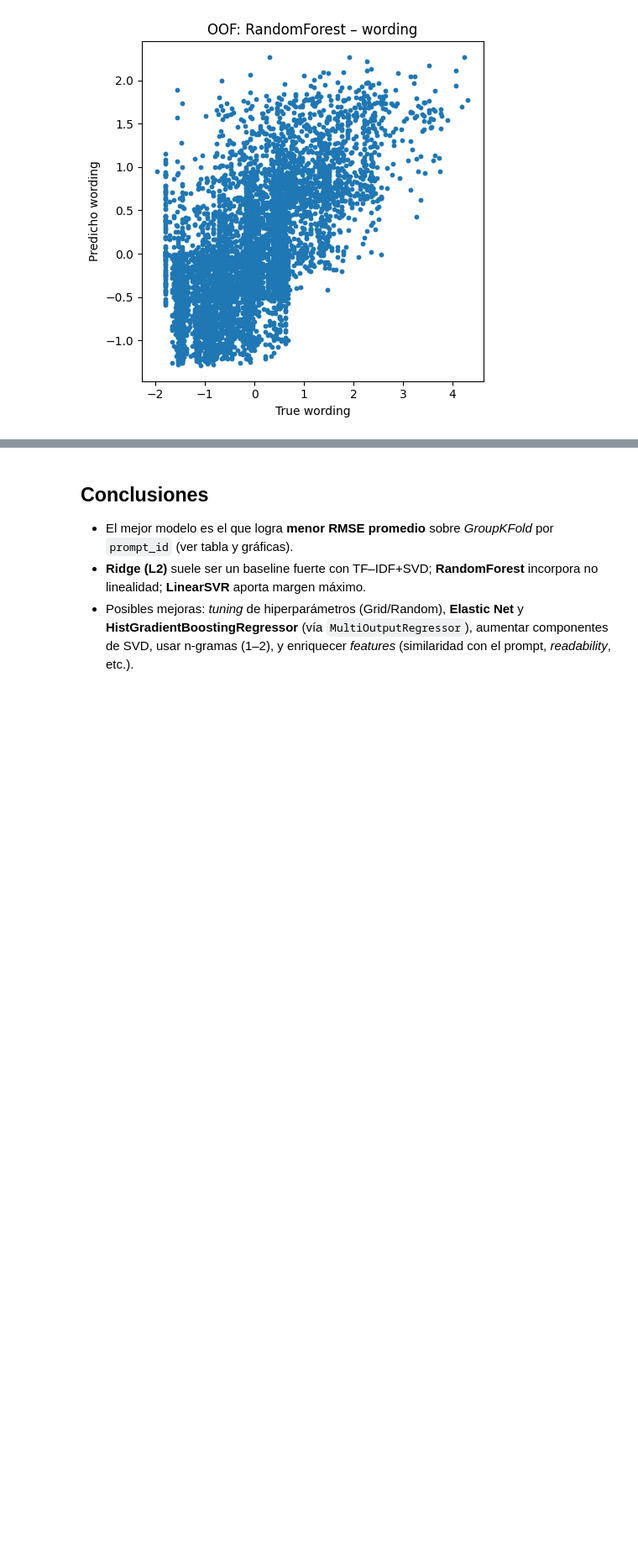
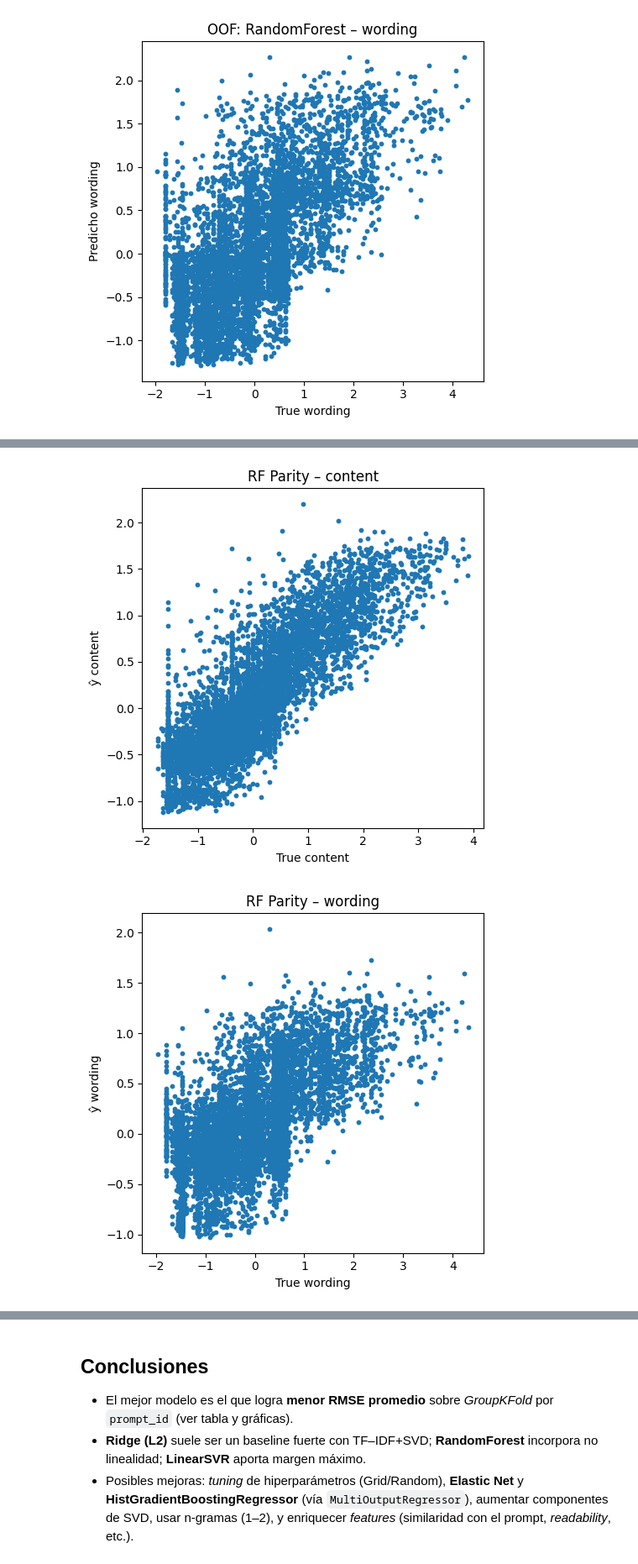
Before and after one commit to Saiyan-Javi/Proyecto2DS, a Jupyter notebook: Proyecto2DS.ipynb, the cells around one changed output, grey strips where cells are left out. Shown: that part at 84% size. Cells and saved outputs as stored; diff of their text form; code cells hidden in the pictures; blank space fills up the shorter version.

```diff
--- a/Proyecto2DS.ipynb
+++ b/Proyecto2DS.ipynb
@@ -277,0 +416,15 @@ plt.tight_layout(); plt.show()
+# %%
+# === 2) OOB (Out-Of-Bag) ===
+rf_oob = RandomForestRegressor(
+    n_estimators=500, random_state=42, n_jobs=-1,
+    bootstrap=True, oob_score=True, max_features='sqrt'
+)
+rf_oob.fit(X, y)
+
+oob_r2 = getattr(rf_oob, 'oob_score_', None)
+print('OOB R2 (promedio de salidas):', oob_r2)
+
+if hasattr(rf_oob, 'oob_prediction_'):
+    oob_pred = rf_oob.oob_prediction_
+    print('OOB RMSE content:', rmse_(y[:,0], oob_pred[:,0]))
+    print('OOB RMSE wording:', rmse_(y[:,1], oob_pred[:,1]))
@@ -277,0 +468,35 @@ plt.tight_layout(); plt.show()
+# %%
+# === 4) Paridad y residuales (OOF por GroupKFold) ===
+gkf = GroupKFold(n_splits=4)
+oof = np.zeros_like(y)
+
+for tr_idx, va_idx in gkf.split(X, y, groups):
+    rf = RandomForestRegressor(n_estimators=400, random_state=42, n_jobs=-1, bootstrap=True, max_features='sqrt')
+    rf.fit(X[tr_idx], y[tr_idx])
+    oof[va_idx] = rf.predict(X[va_idx])
+
+plt.figure(figsize=(5,5))
+plt.scatter(y[:,0], oof[:,0], s=10)
+plt.xlabel('True content'); plt.ylabel('ŷ content'); plt.title('RF Parity – content')
+plt.tight_layout(); plt.show()
+
+plt.figure(figsize=(5,5))
+plt.scatter(y[:,1], oof[:,1], s=10)
+plt.xlabel('True wording'); plt.ylabel('ŷ wording'); plt.title('RF Parity – wording')
+plt.tight_layout(); plt.show()
+
+res_c = y[:,0] - oof[:,0]
+res_w = y[:,1] - oof[:,1]
+
+plt.figure(figsize=(6,4))
+plt.scatter(oof[:,0], res_c, s=10); plt.axhline(0, ls='--')
+plt.xlabel('ŷ content'); plt.ylabel('Residual'); plt.title('RF Residuales – content')
+plt.tight_layout(); plt.show()
+
+plt.figure(figsize=(6,4))
+plt.scatter(oof[:,1], res_w, s=10); plt.axhline(0, ls='--')
+plt.xlabel('ŷ wording'); plt.ylabel('Residual'); plt.title('RF Residuales – wording')
+plt.tight_layout(); plt.show()
+# %% [output]
+[figure, added]
+[figure, added]
```
Also changed, not shown: parts of 14 cells of this notebook.
